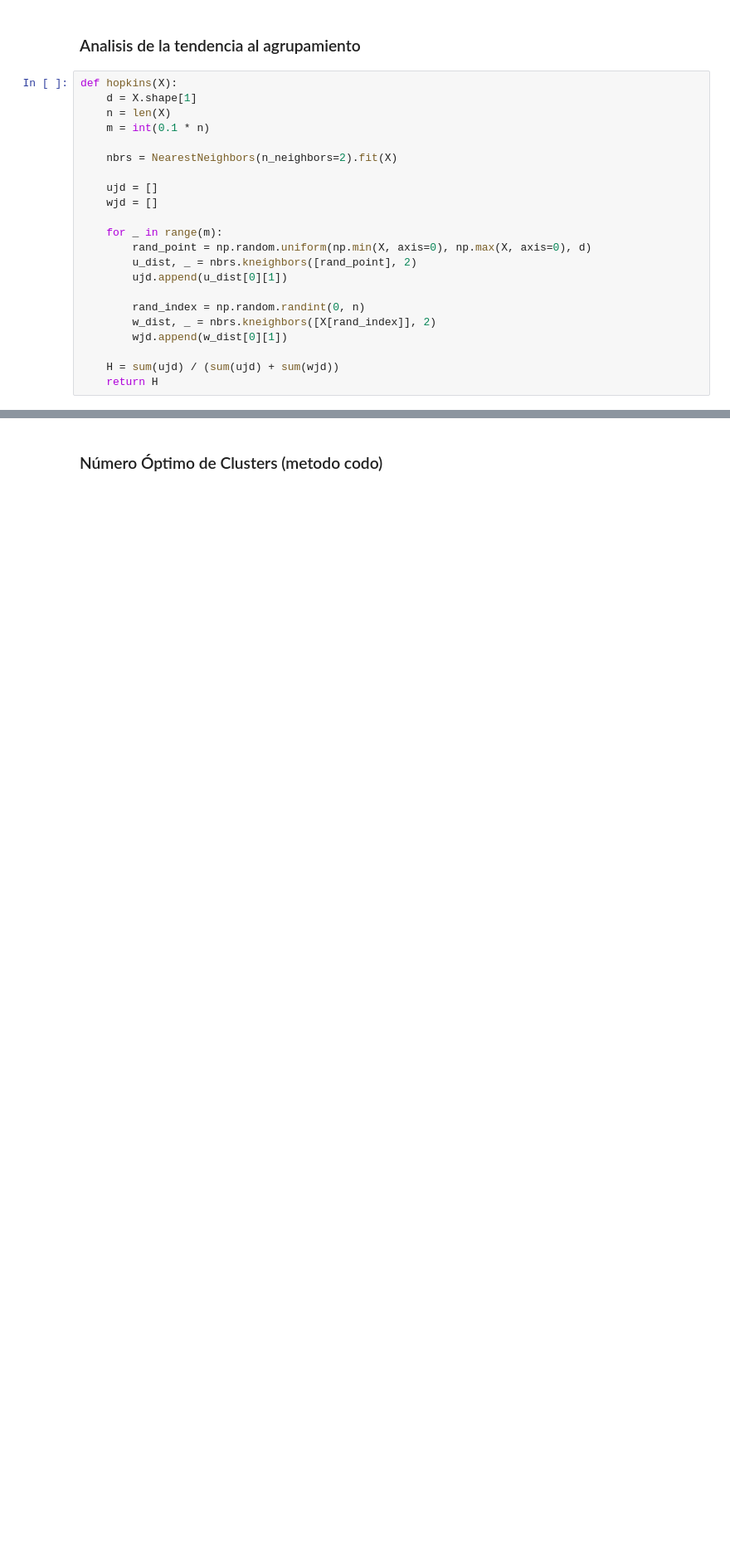
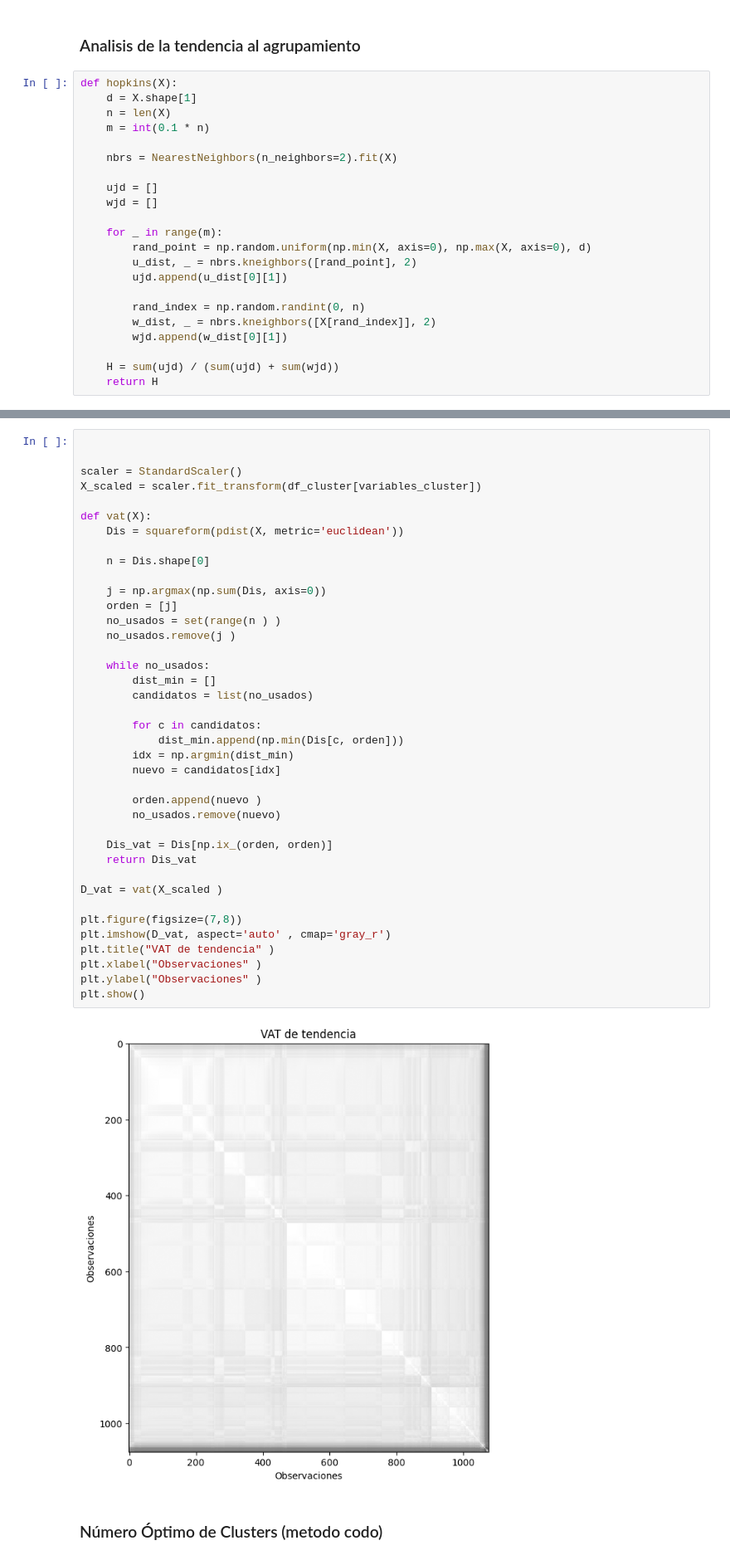
Before and after one commit to agabrielMej/laboratorio-2-clustering, a Jupyter notebook: notebooks/aprendizaje_no_supervisado.ipynb, the cells around one changed output, grey strips where cells are left out. Shown at 83% size. Saved outputs shown, nothing was run; the diff lists cells and outputs as text; blank space fills up the shorter version.

```diff
--- a/notebooks/aprendizaje_no_supervisado.ipynb
+++ b/notebooks/aprendizaje_no_supervisado.ipynb
@@ -157,3 +163,44 @@ Hopkins statistic: 0.9798433386802542
+# %%
+
+
+scaler = StandardScaler()
+X_scaled = scaler.fit_transform(df_cluster[variables_cluster])
+
+def vat(X):
+    Dis = squareform(pdist(X, metric='euclidean'))
+
+    n = Dis.shape[0]
+
+    j = np.argmax(np.sum(Dis, axis=0))
+    orden = [j]
+    no_usados = set(range(n ) )
+    no_usados.remove(j )
+
+    while no_usados:
+        dist_min = []
+        candidatos = list(no_usados)
+
+        for c in candidatos:
+            dist_min.append(np.min(Dis[c, orden]))
+        idx = np.argmin(dist_min)
+        nuevo = candidatos[idx]
+
+        orden.append(nuevo )
+        no_usados.remove(nuevo)
+
+    Dis_vat = Dis[np.ix_(orden, orden)]
+    return Dis_vat
+
+D_vat = vat(X_scaled )
+
+plt.figure(figsize=(7,8))
+plt.imshow(D_vat, aspect='auto' , cmap='gray_r')
+plt.title("VAT de tendencia" )
+plt.xlabel("Observaciones" )
+plt.ylabel("Observaciones" )
+plt.show()
+# %% [output]
+[figure, added]
 # %% [markdown]
 ### Número Óptimo de Clusters (metodo codo)
 # %%
```
Also changed, not shown: parts of 9 cells of this notebook.
